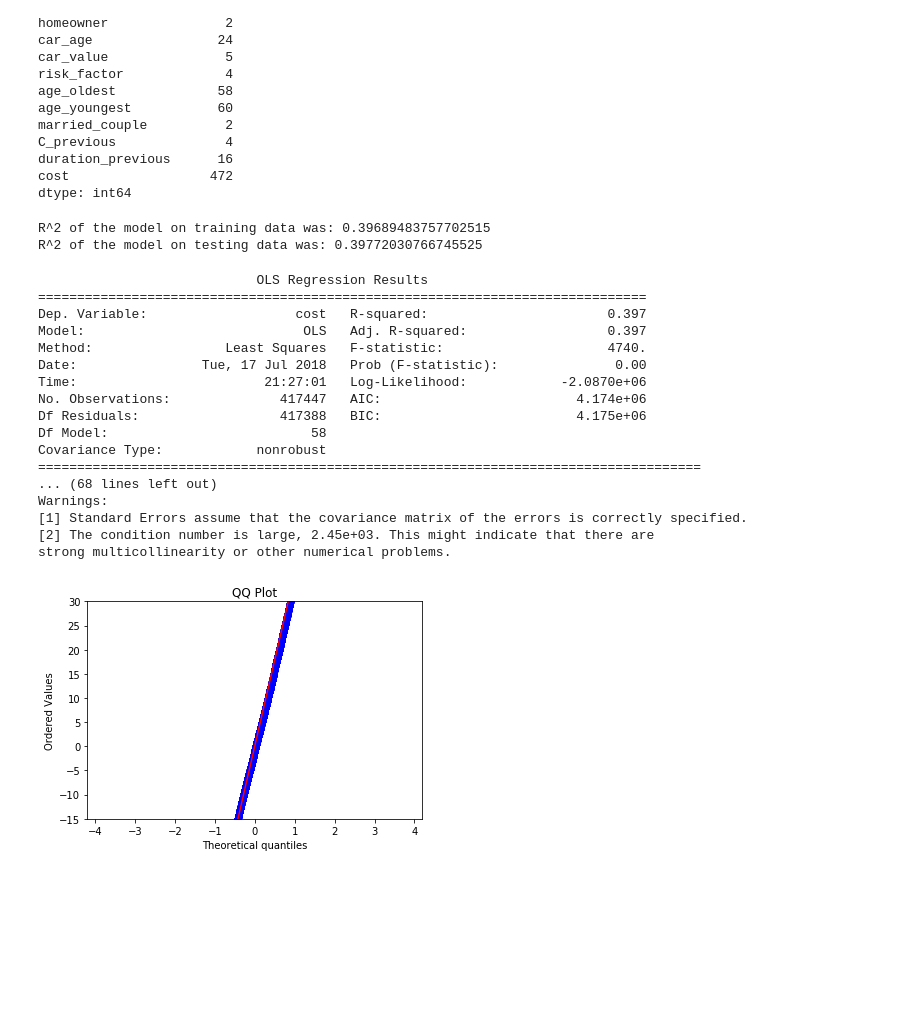
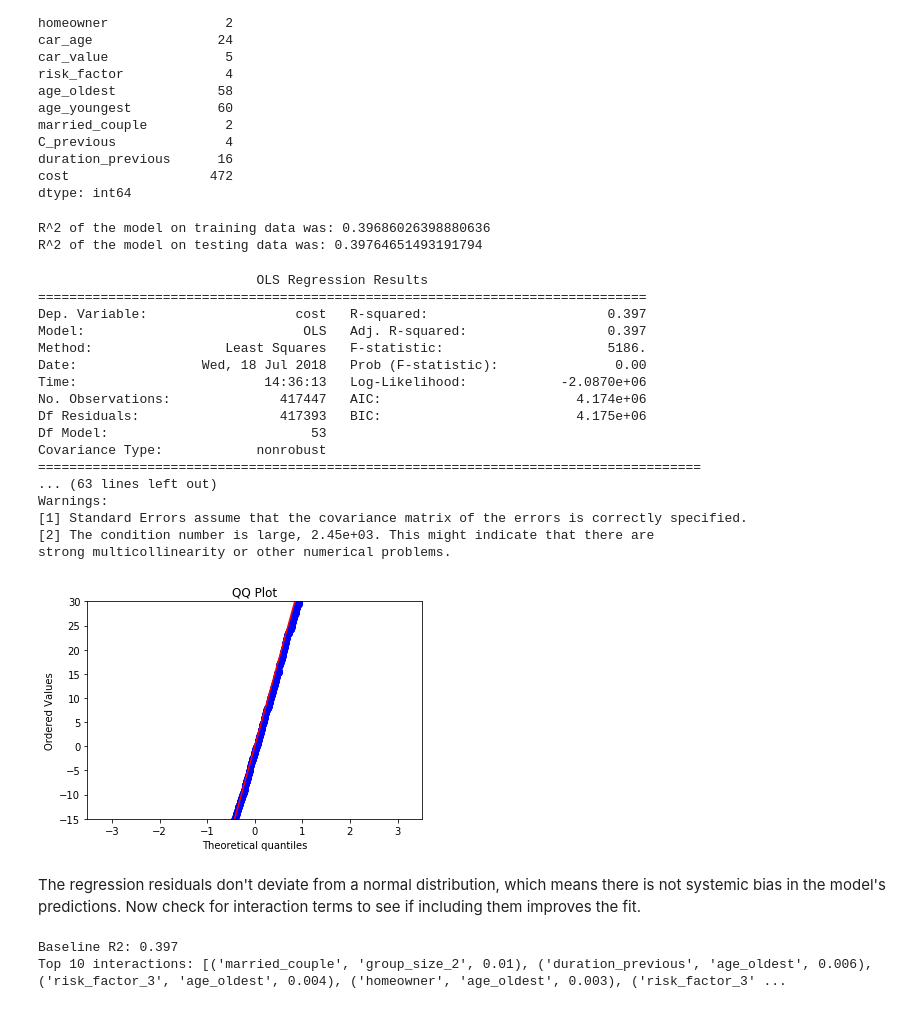
Before and after one commit to drewmalter12/AI-ML_Workshop, a Jupyter notebook: lab-regression-insurance.ipynb, the cells around one changed output. Drawn from its saved outputs; the diff is of its cells as text; code cells hidden in the pictures; blank space fills up the shorter version.

```diff
--- a/lab-regression-insurance.ipynb
+++ b/lab-regression-insurance.ipynb
@@ -335,5 +335,8 @@ dtype: int64
 # one-hot encoding of categorical columns:
 df = pd.get_dummies(df,
                     drop_first=True,
-                    columns = ['day', 'state', 'group_size',
+                    columns = ['state', 'group_size',
                                'risk_factor', 'car_value'])
+# %%
+# Days 5 and 6 are weekend days, add a flag for them vs. the others
+df['weekend'] = df['day'].isin([5, 6]).astype(int)
@@ -340,6 +347,6 @@ df = pd.get_dummies(df,
 # %%
 y = df['cost']
-X = df.drop(columns=['cost', 'location', 'shopping_pt', 'age_youngest'])
+X = df.drop(columns=['cost', 'location', 'shopping_pt', 'age_youngest', 'day'])
 # %%
 lm = linear_model.LinearRegression()
 
@@ -366,8 +373,8 @@ r2_test = 1 - (ssr_test / sst_test)
 print('R^2 of the model on training data was: {}'.format(str(r2_train)))
 print('R^2 of the model on testing data was: {}'.format(str(r2_test)))
 # %% [output]
-R^2 of the model on training data was: 0.39689483757702515
-R^2 of the model on testing data was: 0.39772030766745525
+R^2 of the model on training data was: 0.39686026398880636
+R^2 of the model on testing data was: 0.39764651493191794
 # %%
 #Return the summary of the model
 X2 = sm.add_constant(X)
@@ -379,15 +386,15 @@ print(est2.summary())
 ==============================================================================
 Dep. Variable:                   cost   R-squared:                       0.397
 Model:                            OLS   Adj. R-squared:                  0.397
-Method:                 Least Squares   F-statistic:                     4740.
-Date:                Tue, 17 Jul 2018   Prob (F-statistic):               0.00
-Time:                        21:27:01   Log-Likelihood:            -2.0870e+06
+Method:                 Least Squares   F-statistic:                     5186.
+Date:                Wed, 18 Jul 2018   Prob (F-statistic):               0.00
+Time:                        14:36:13   Log-Likelihood:            -2.0870e+06
 No. Observations:              417447   AIC:                         4.174e+06
-Df Residuals:                  417388   BIC:                         4.175e+06
-Df Model:                          58
+Df Residuals:                  417393   BIC:                         4.175e+06
+Df Model:                          53
 Covariance Type:            nonrobust
 =====================================================================================
-... (68 lines left out)
+... (63 lines left out)
 Warnings:
 [1] Standard Errors assume that the covariance matrix of the errors is correctly specified.
 [2] The condition number is large, 2.45e+03. This might indicate that there are
@@ -395,21 +402,57 @@ strong multicollinearity or other numerical problems.
 # %%
 # Check residual distribution:
 import pylab
 import scipy.stats as stats
 
-idx = np.random.choice(X_train.index, 10000, replace=False)
+idx = np.random.choice(X_train.index, 1000, replace=False)
 
 x_train_sample = X_train.ix[idx]
 y_train_sample = y_train.ix[idx]
 
 #Set predictions
 lm.fit(x_train_sample, y_train_sample)
 lm_train_pred_sample = lm.predict(x_train_sample)
 
 residuals = y_train_sample - lm_train_pred_sample
 stats.probplot(residuals, dist="norm", plot=pylab)
 pylab.ylim([-15,30])
 pylab.title("QQ Plot")
 pylab.show()
 # %% [output]
-[figure, old version]
+[figure, new version]
+# %% [markdown]
+The regression residuals don't deviate from a normal distribution, which means there is not systemic bias in the model's predictions.  Now check for interaction terms to see if including them improves the fit.
+# %%
+interactions = list()
+baseline = r2_train
+
+checks = ['homeowner', 'married_couple', 'C_previous', 'duration_previous',
+         'age_oldest', 'car_age', 'risk_factor_2', 'risk_factor_3', 'risk_factor_4',
+         'car_value_d', 'car_value_e', 'car_value_f', 'car_value_g-i',
+         'group_size_2', 'group_size_3', 'group_size_4']
+
+for feature_A in checks:
+    for feature_B in checks:
+
+        if feature_A > feature_B:
+            X_train['interaction'] = X_train[feature_A] * X_train[feature_B]
+
+            lm.fit(X_train, y_train)
+            lm_train_pred = lm.predict(X_train)
+
+            y_mn_train = np.mean(y_train)
+            sst_train = sum((y_train - y_mn_train)**2)
+            ssr_train = sum((lm_train_pred - y_train)**2)
+            r2_train = 1 - (ssr_train / sst_train)
+
+            improvement = r2_train - baseline
+
+            if r2_train > baseline:
+                interactions.append((feature_A, feature_B, round(improvement,3)))
+
+print('Baseline R2: %.3f' % r2_train)
+print('Top 10 interactions: %s' % sorted(interactions, key=lambda x: x[2],
+ reverse=True)[:10])
+# %% [output]
+Baseline R2: 0.397
+Top 10 interactions: [('married_couple', 'group_size_2', 0.01), ('duration_previous', 'age_oldest', 0.006), ('risk_factor_3', 'age_oldest', 0.004), ('homeowner', 'age_oldest', 0.003), ('risk_factor_3' ...
```
Also changed, not shown: parts of 13 cells of this notebook.
